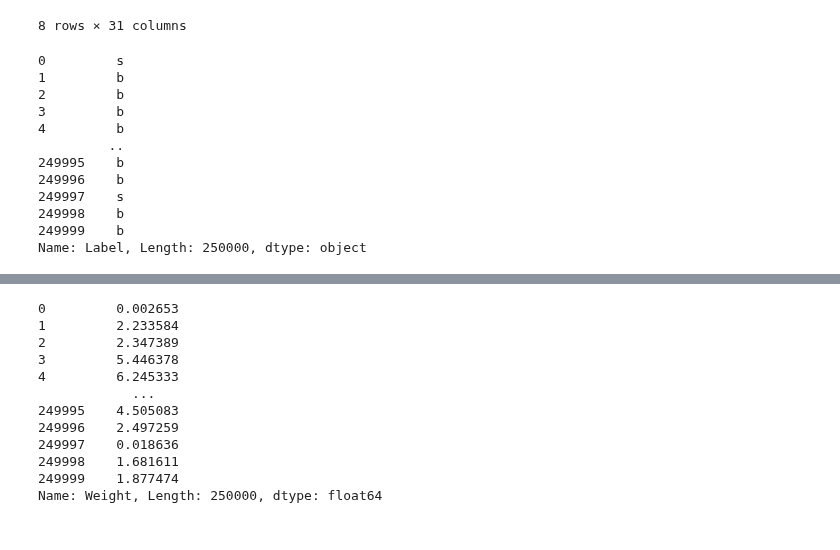
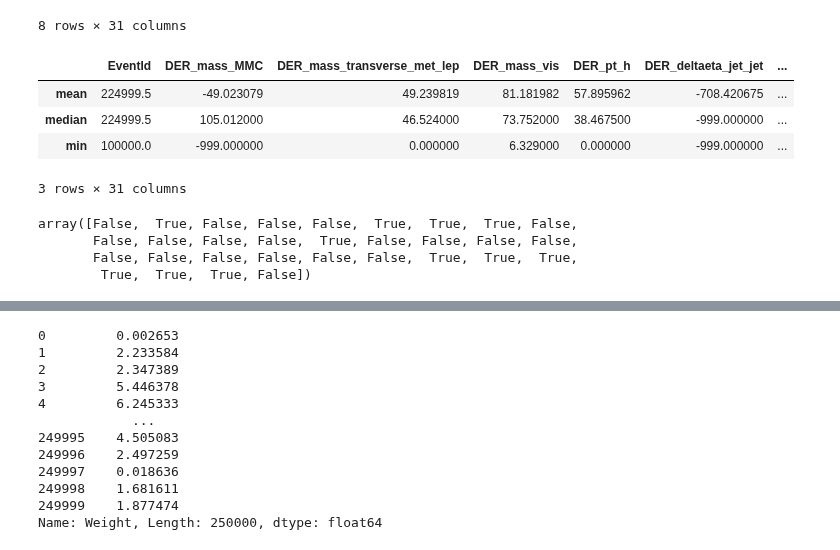
Before and after one commit to bivekpok/DSPS_BPokhrel, a Jupyter notebook: HW9/pokhrel_hw9.ipynb, the cells around one changed output, grey strips where cells are left out. Drawn from its saved outputs; the diff is of its cells as text; code cells hidden in the pictures.

```diff
--- a/HW9/pokhrel_hw9.ipynb
+++ b/HW9/pokhrel_hw9.ipynb
@@ -122,19 +142,19 @@ higgsdata.describe()
 | 75% | 287499.250000 | 130.606250 | 73.598000 | 92.259000 | 79.169000 | 0.490000 | ... |
 | max | 349999.000000 | 1192.026000 | 690.075000 | 1349.351000 | 2834.999000 | 8.503000 | ... |
 8 rows × 31 columns
-# %%
-labels = higgsdata_all['Label']
-labels
-# %% [output]
-0         s
-1         b
-2         b
-3         b
-4         b
-         ..
-249995    b
-249996    b
-249997    s
-249998    b
-249999    b
-Name: Label, Length: 250000, dtype: object
+# %%
+column_stat = higgsdata.agg(['mean','median', 'min'])
+column_stat
+# %% [output]
+|  | EventId | DER_mass_MMC | DER_mass_transverse_met_lep | DER_mass_vis | DER_pt_h | DER_deltaeta_jet_jet | ... |
+| mean | 224999.5 | -49.023079 | 49.239819 | 81.181982 | 57.895962 | -708.420675 | ... |
+| median | 224999.5 | 105.012000 | 46.524000 | 73.752000 | 38.467500 | -999.000000 | ... |
+| min | 100000.0 | -999.000000 | 0.000000 | 6.329000 | 0.000000 | -999.000000 | ... |
+3 rows × 31 columns
+# %%
+(column_stat.loc['min',:] == -999).values
+# %% [output]
+array([False,  True, False, False, False,  True,  True,  True, False,
+       False, False, False, False,  True, False, False, False, False,
+       False, False, False, False, False, False,  True,  True,  True,
+        True,  True,  True, False])
```
Also changed, not shown: parts of 40 cells of this notebook.
